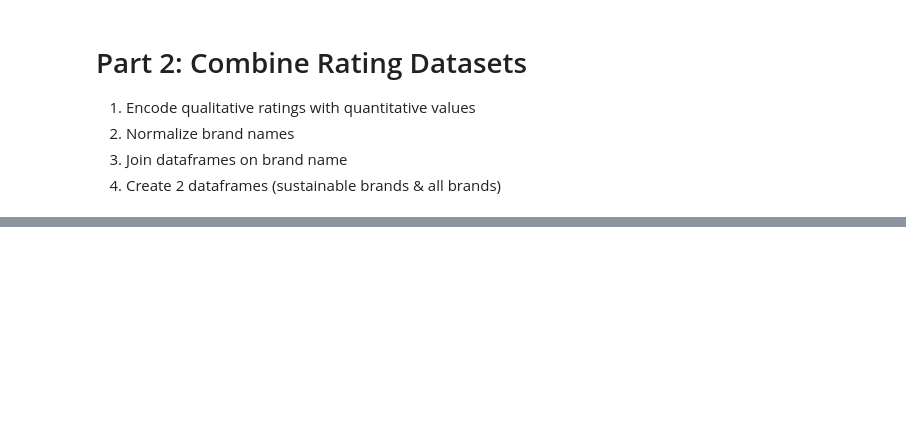
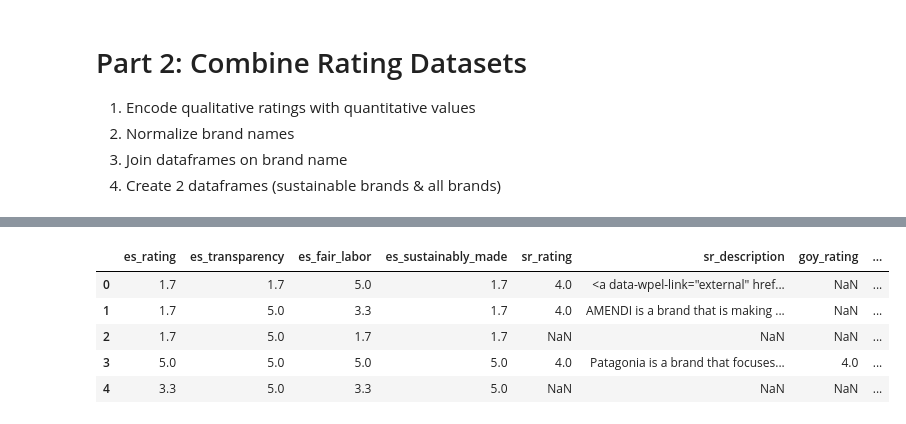
Before and after one commit to meganjchiang/fashionfootprint, a Jupyter notebook: code/combine_ratings.ipynb, the cells around one changed output, grey strips where cells are left out. Cells and saved outputs as stored; diff of their text form; code cells hidden in the pictures; blank space fills up the shorter version.

```diff
--- a/code/combine_ratings.ipynb
+++ b/code/combine_ratings.ipynb
@@ -135,0 +387,8 @@ sustainable_review_df.to_csv('../data/sustainable_review_ratings.csv')
+# %%
+# combine brand name columns from each dataset
+all_brand_ratings['brand'] = all_brand_ratings['es_brand']
+all_brand_ratings['brand'].loc[all_brand_ratings['brand'].isnull()] = all_brand_ratings['sr_brand']
+all_brand_ratings['brand'].loc[all_brand_ratings['brand'].isnull()] = all_brand_ratings['goy_brand']
+all_brand_ratings['brand'].loc[all_brand_ratings['brand'].isnull()] = all_brand_ratings['goyr_brand']
+
+print("Contains empty brand names: " + str(all_brand_ratings['brand'].isnull().values.any()))
@@ -135,0 +409,11 @@ sustainable_review_df.to_csv('../data/sustainable_review_ratings.csv')
+# %%
+# drop redundant brand name columns
+all_brand_ratings.drop(columns=['es_brand', 'sr_brand', 'goy_brand', 'goyr_brand', 'norm_brands'], inplace=True)
+all_brand_ratings.head(5)
+# %% [output]
+|  | es_rating | es_transparency | es_fair_labor | es_sustainably_made | sr_rating | sr_description | goy_rating | ... |
+| 0 | 1.7 | 1.7 | 5.0 | 1.7 | 4.0 | <a data-wpel-link="external" href... | NaN | ... |
+| 1 | 1.7 | 5.0 | 3.3 | 1.7 | 4.0 | AMENDI is a brand that is making ... | NaN | ... |
+| 2 | 1.7 | 5.0 | 1.7 | 1.7 | NaN | NaN | NaN | ... |
+| 3 | 5.0 | 5.0 | 5.0 | 5.0 | 4.0 | Patagonia is a brand that focuses... | 4.0 | ... |
+| 4 | 3.3 | 5.0 | 3.3 | 5.0 | NaN | NaN | NaN | ... |
```
Also changed, not shown: parts of 27 cells of this notebook, 3 other files.
